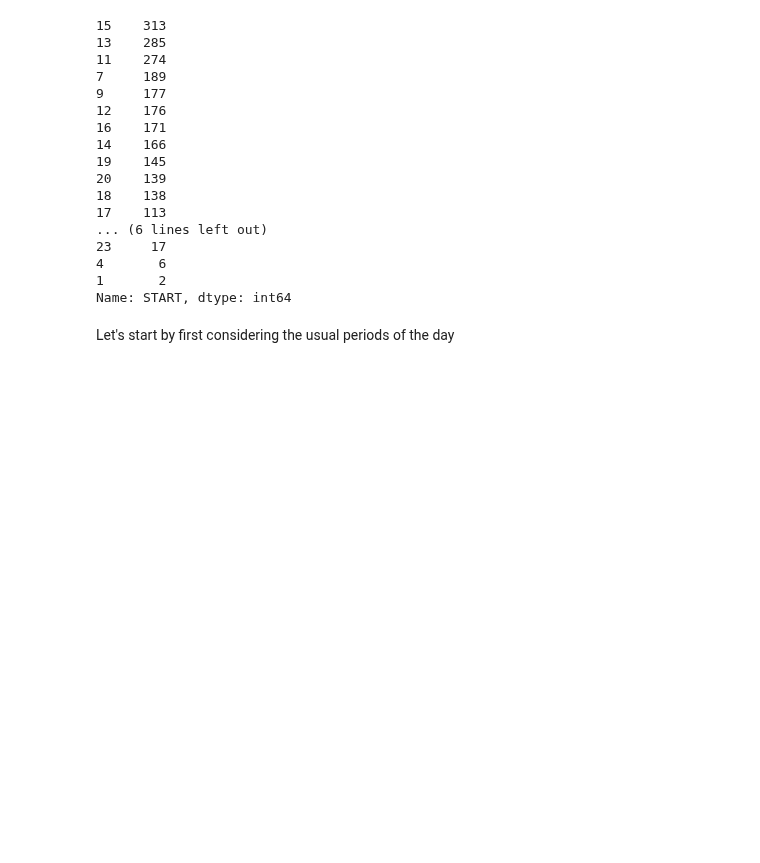
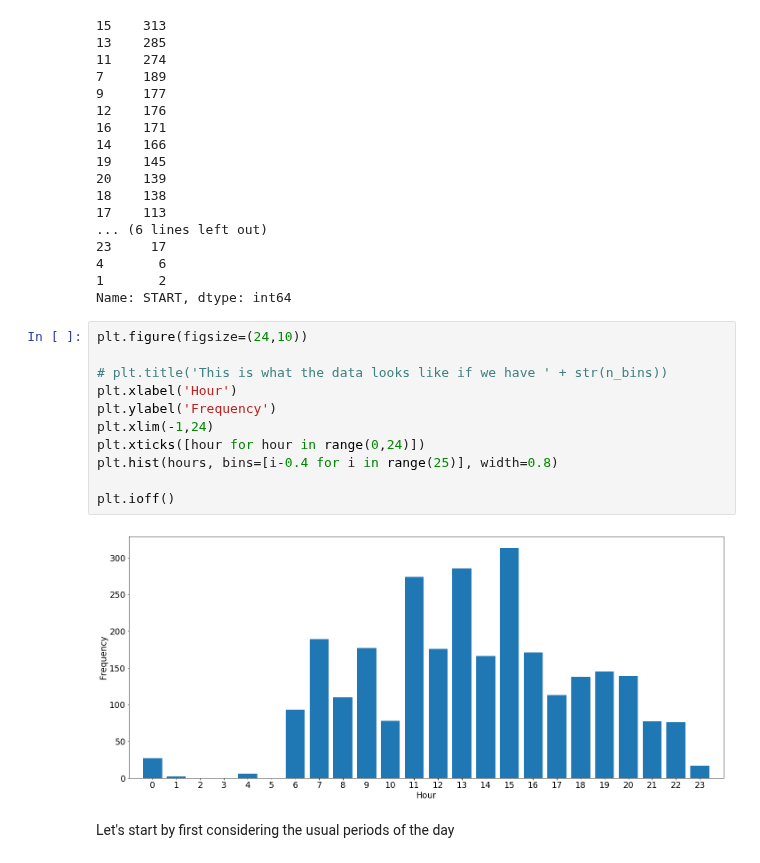
Before and after one commit to antonio-ramadas/upis, a Jupyter notebook: notebooks/DiscretizeData-MIT1.ipynb, the cells around one changed output. Cells and saved outputs as stored; diff of their text form; blank space fills up the shorter version.

```diff
--- a/notebooks/DiscretizeData-MIT1.ipynb
+++ b/notebooks/DiscretizeData-MIT1.ipynb
@@ -270,6 +290,19 @@ hours.value_counts()
 4       6
 1       2
 Name: START, dtype: int64
+# %%
+plt.figure(figsize=(24,10))
+
+# plt.title('This is what the data looks like if we have ' + str(n_bins))
+plt.xlabel('Hour')
+plt.ylabel('Frequency')
+plt.xlim(-1,24)
+plt.xticks([hour for hour in range(0,24)])
+plt.hist(hours, bins=[i-0.4 for i in range(25)], width=0.8)
+
+plt.ioff()
+# %% [output]
+[figure, added]
 # %% [markdown]
 Let's start by first considering the usual periods of the day
 # %%
```
Also changed, not shown: parts of 4 cells of this notebook, 2 other files.
